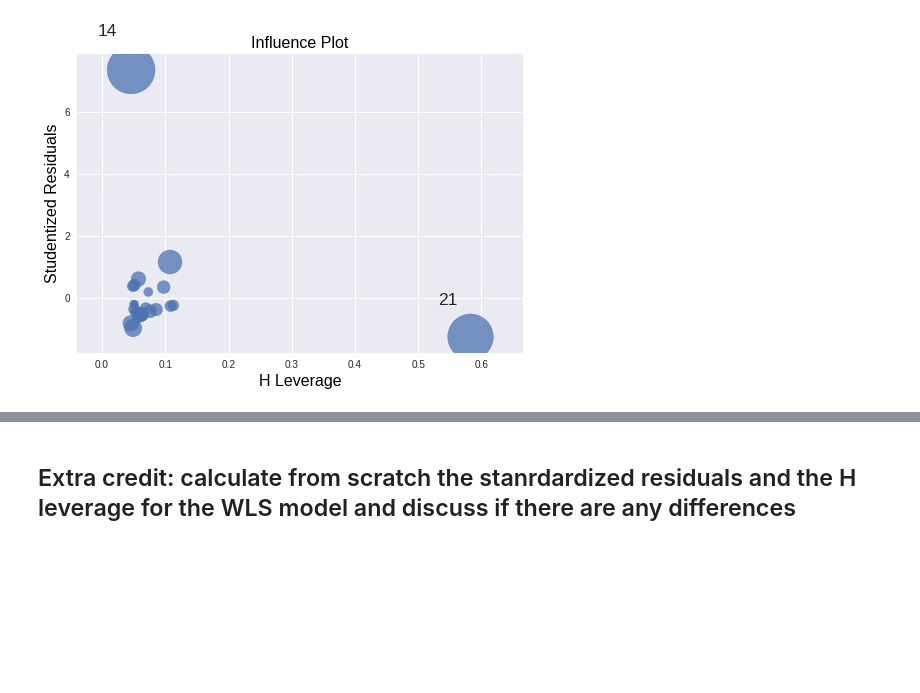
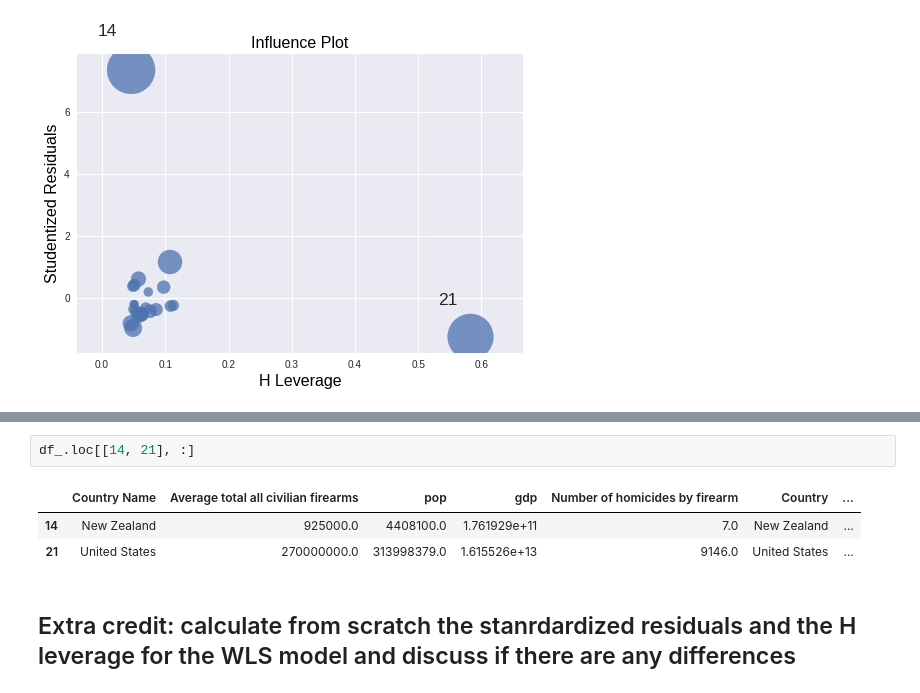
Before and after one commit to xoxoaseka/PUI2017_fl1210, a Jupyter notebook: HW5_fl1210/Assignment_3.ipynb, the cells around one changed output, grey strips where cells are left out. Cells and saved outputs as stored; diff of their text form; blank space fills up the shorter version.

```diff
--- a/HW5_fl1210/Assignment_3.ipynb
+++ b/HW5_fl1210/Assignment_3.ipynb
@@ -484,3 +520,9 @@ sm.graphics.influence_plot(lm, alpha  = 0.05, criterion="cooks");
+# %%
+df_.loc[[14, 21], :]
+# %% [output]
+|  | Country Name | Average total all civilian firearms | pop | gdp | Number of homicides by firearm | Country | ... |
+| 14 | New Zealand | 925000.0 | 4408100.0 | 1.761929e+11 | 7.0 | New Zealand | ... |
+| 21 | United States | 270000000.0 | 313998379.0 | 1.615526e+13 | 9146.0 | United States | ... |
 # %% [markdown]
 ## Extra credit: calculate from scratch the stanrdardized residuals and the H leverage for the WLS model and discuss if there are any differences
 # %% [markdown]
```
Also changed, not shown: parts of 11 cells of this notebook.
